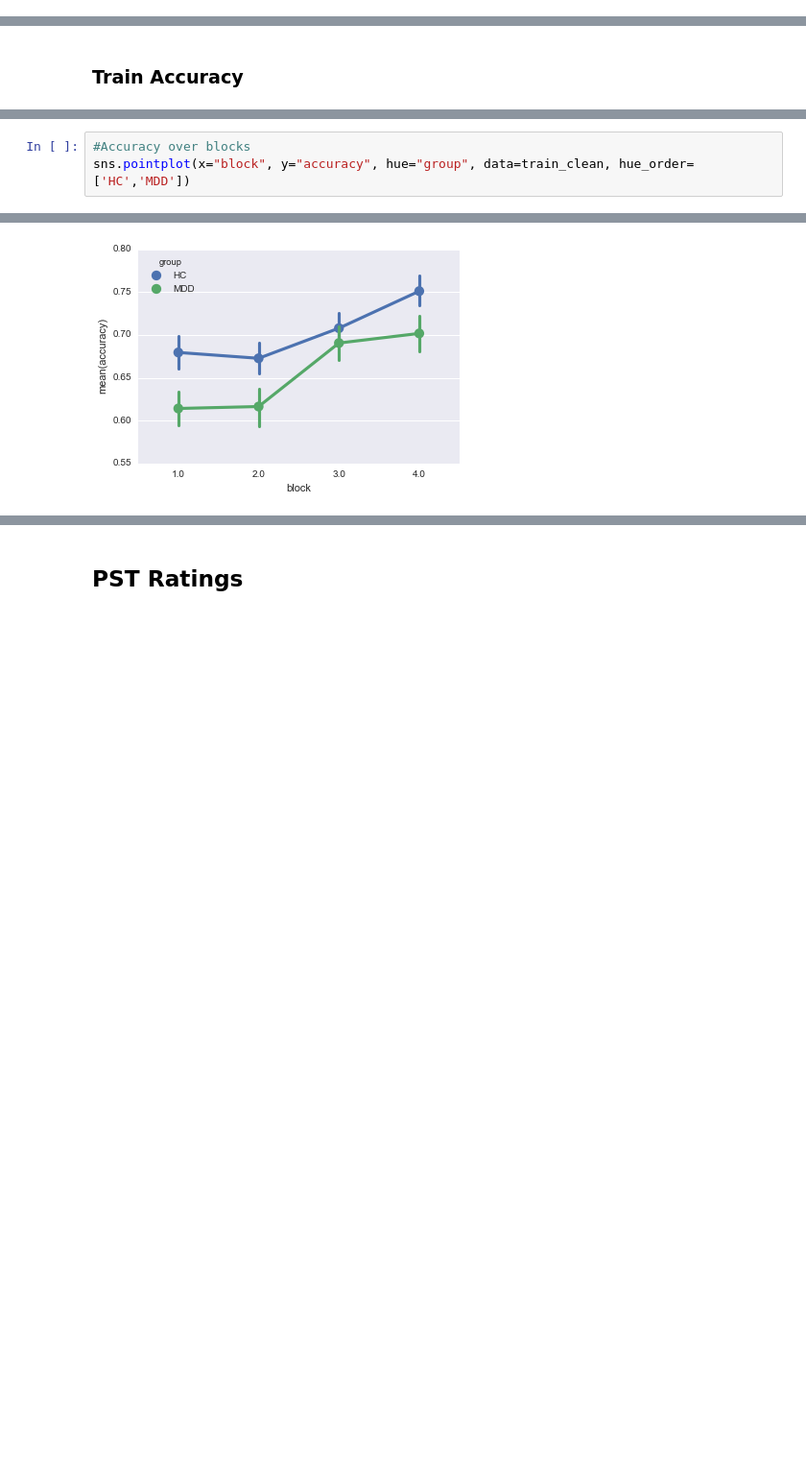
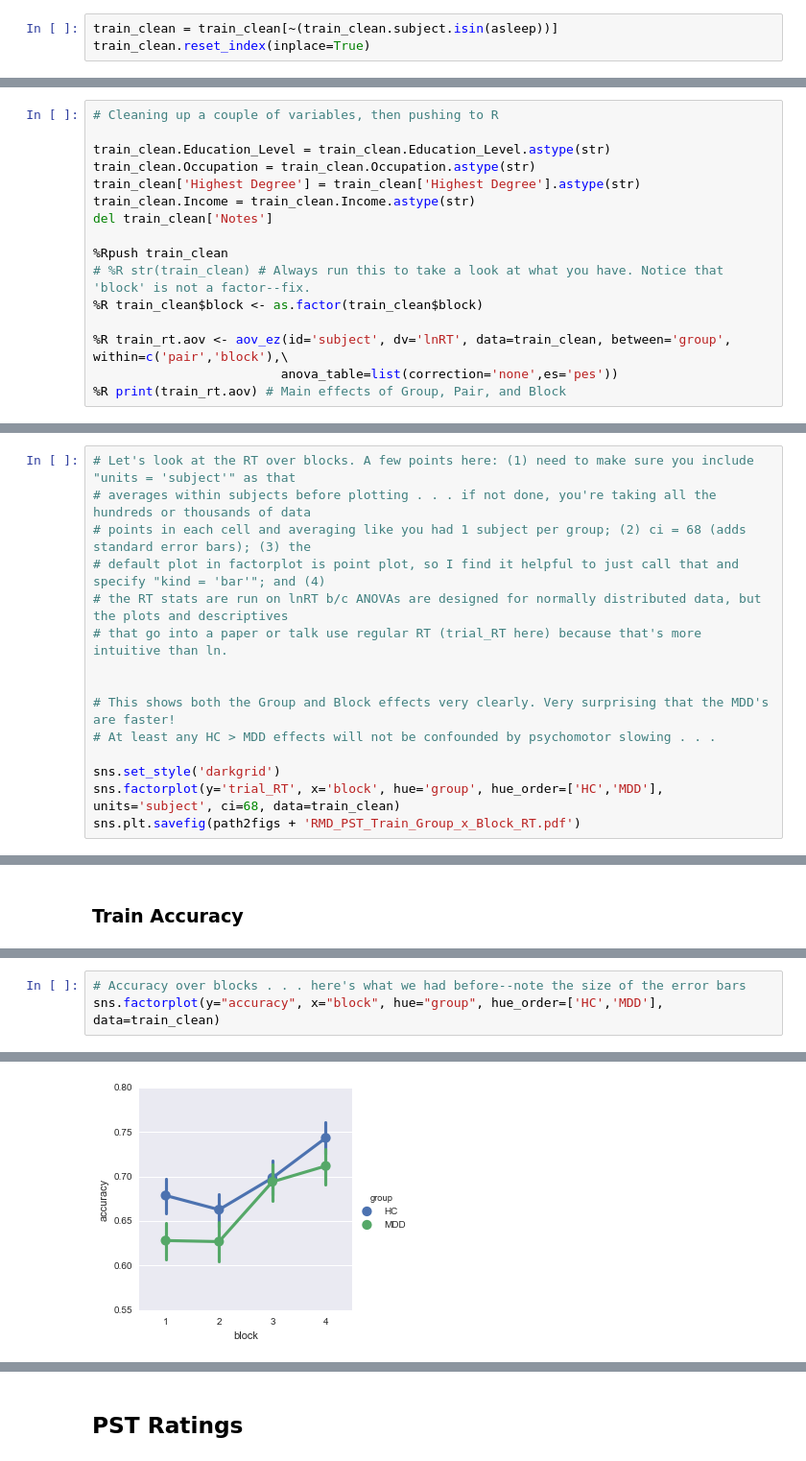
Before and after one commit to ebarrick/RMD_PST, a Jupyter notebook: PST_beh.ipynb, the cells around one changed output, grey strips where cells are left out. Shown at 96% size. Cells and saved outputs as stored; diff of their text form; blank space fills up the shorter version.

```diff
--- a/PST_beh.ipynb
+++ b/PST_beh.ipynb
@@ -644,3 +712,6 @@ df.loc[(df["trial_num"] < 216)]
+# %%
+train_clean = train_clean[~(train_clean.subject.isin(asleep))]
+train_clean.reset_index(inplace=True)
 # %% [markdown]
 ### Train Reaction Time
 # %%
@@ -716,0 +727,16 @@ sns.pointplot(x='pair', y = 'lnRT', data = train_clean, x_order = ['AB','CD','EF
+# %%
+# Cleaning up a couple of variables, then pushing to R
+
+train_clean.Education_Level = train_clean.Education_Level.astype(str)
+train_clean.Occupation = train_clean.Occupation.astype(str)
+train_clean['Highest Degree'] = train_clean['Highest Degree'].astype(str)
+train_clean.Income = train_clean.Income.astype(str)
+del train_clean['Notes']
+
+%Rpush train_clean
+# %R str(train_clean) # Always run this to take a look at what you have. Notice that 'block' is not a factor--fix.
+%R train_clean$block <- as.factor(train_clean$block)
+
+%R train_rt.aov <- aov_ez(id='subject', dv='lnRT', data=train_clean, between='group', within=c('pair','block'),\
+                         anova_table=list(correction='none',es='pes'))
+%R print(train_rt.aov) # Main effects of Group, Pair, and Block
@@ -716,0 +757,15 @@ sns.pointplot(x='pair', y = 'lnRT', data = train_clean, x_order = ['AB','CD','EF
+# %%
+# Let's look at the RT over blocks. A few points here: (1) need to make sure you include "units = 'subject'" as that
+# averages within subjects before plotting . . . if not done, you're taking all the hundreds or thousands of data
+# points in each cell and averaging like you had 1 subject per group; (2) ci = 68 (adds standard error bars); (3) the
+# default plot in factorplot is point plot, so I find it helpful to just call that and specify "kind = 'bar'"; and (4)
+# the RT stats are run on lnRT b/c ANOVAs are designed for normally distributed data, but the plots and descriptives
+# that go into a paper or talk use regular RT (trial_RT here) because that's more intuitive than ln.
+
+
+# This shows both the Group and Block effects very clearly. Very surprising that the MDD's are faster!
+# At least any HC > MDD effects will not be confounded by psychomotor slowing . . .
+
+sns.set_style('darkgrid')
+sns.factorplot(y='trial_RT', x='block', hue='group', hue_order=['HC','MDD'], units='subject', ci=68, data=train_clean)
+sns.plt.savefig(path2figs + 'RMD_PST_Train_Group_x_Block_RT.pdf')
@@ -752,4 +909,4 @@ t(17988) = 6.89, p = 0.000
 # %%
-#Accuracy over blocks
-sns.pointplot(x="block", y="accuracy", hue="group", data=train_clean, hue_order=['HC','MDD'])
+# Accuracy over blocks . . . here's what we had before--note the size of the error bars
+sns.factorplot(y="accuracy", x="block", hue="group", hue_order=['HC','MDD'], data=train_clean)
 # %% [output]
@@ -757 +914 @@ sns.pointplot(x="block", y="accuracy", hue="group", data=train_clean, hue_order=
-[figure, old version]
+[figure, new version]
```
Also changed, not shown: parts of 81 cells of this notebook.
